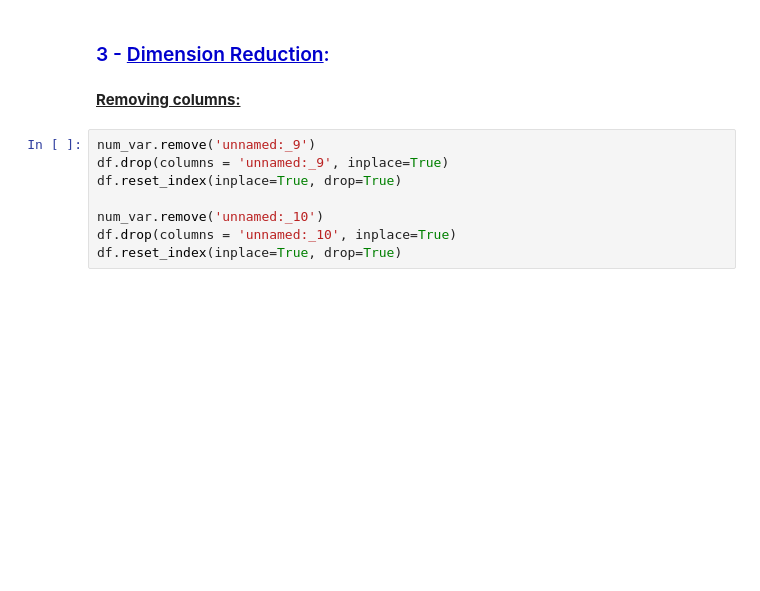
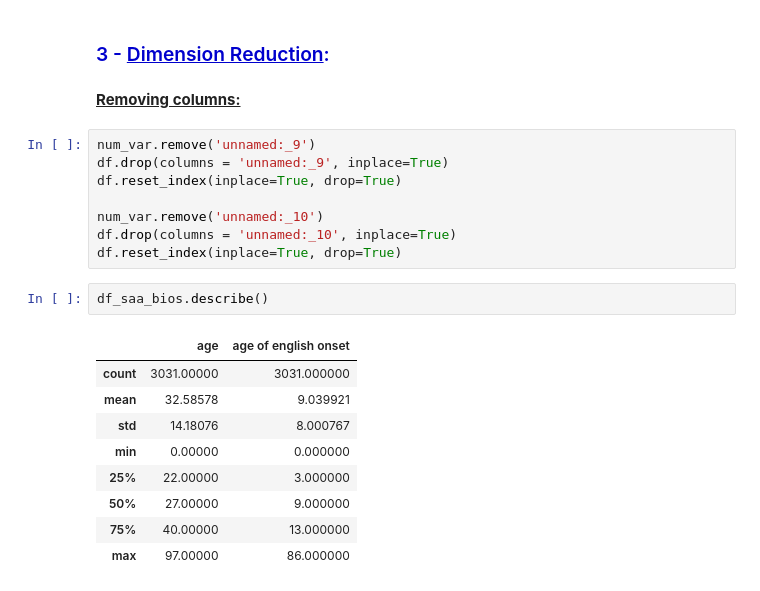
Before and after one commit to jalbin/accent_recognition, a Jupyter notebook: src/main.ipynb, the cells around one changed output. Saved outputs shown, nothing was run; the diff lists cells and outputs as text; blank space fills up the shorter version.

```diff
--- a/src/main.ipynb
+++ b/src/main.ipynb
@@ -516,3 +551,15 @@ df.reset_index(inplace=True, drop=True)
 num_var.remove('unnamed:_10')
 df.drop(columns = 'unnamed:_10', inplace=True)
 df.reset_index(inplace=True, drop=True)
+# %%
+df_saa_bios.describe()
+# %% [output]
+|  | age | age of english onset |
+| count | 3031.00000 | 3031.000000 |
+| mean | 32.58578 | 9.039921 |
+| std | 14.18076 | 8.000767 |
+| min | 0.00000 | 0.000000 |
+| 25% | 22.00000 | 3.000000 |
+| 50% | 27.00000 | 9.000000 |
+| 75% | 40.00000 | 13.000000 |
+| max | 97.00000 | 86.000000 |
```
Also changed, not shown: parts of 8 cells of this notebook, 5 other files.
